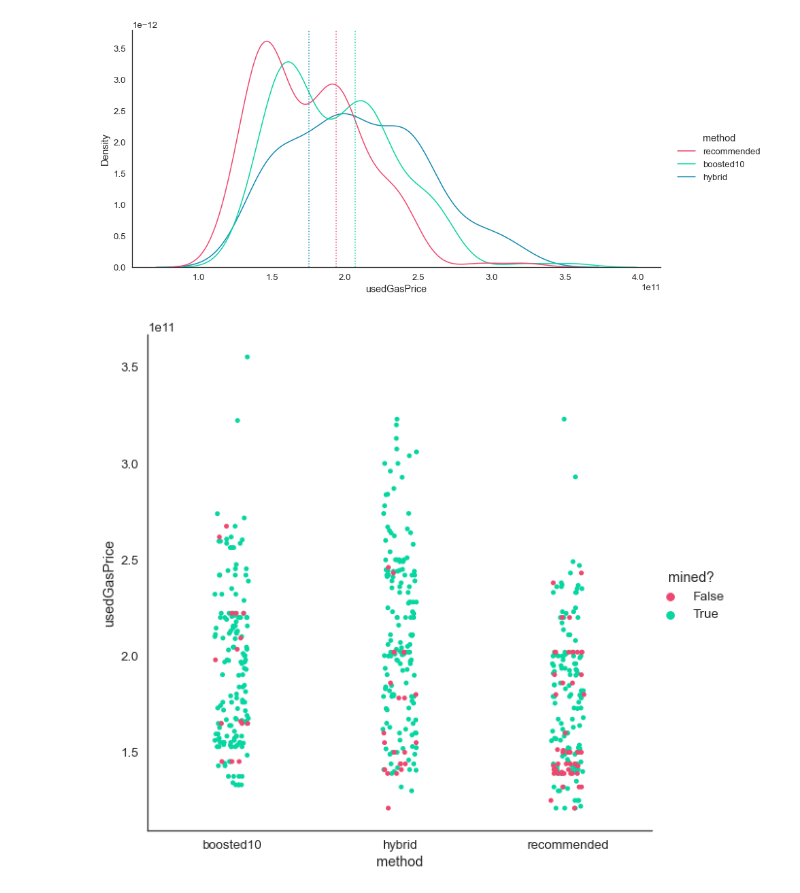
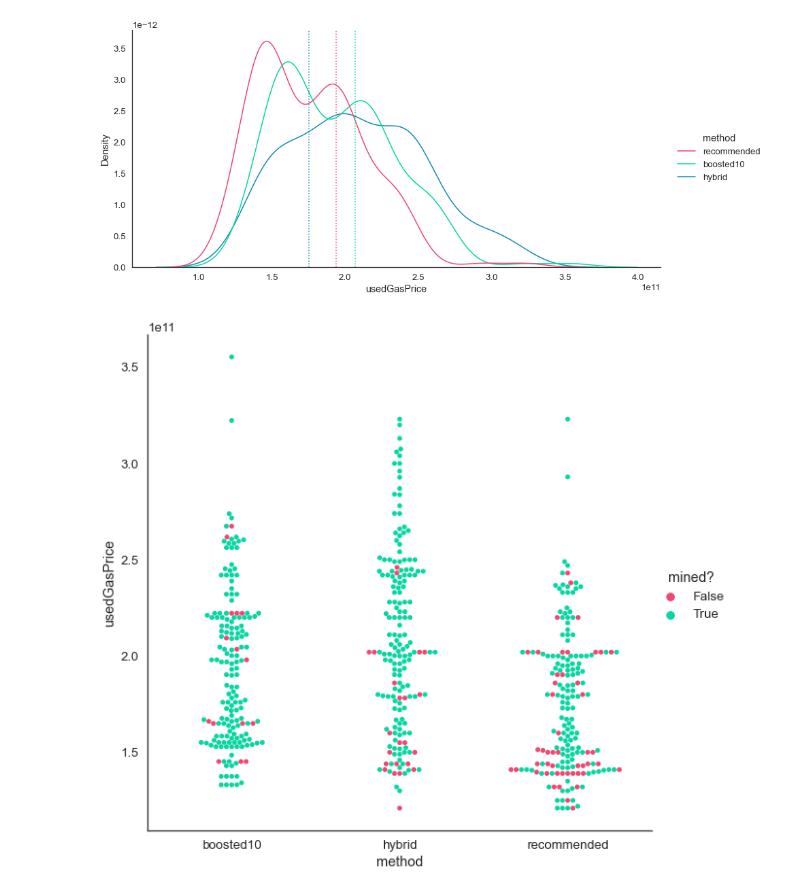
Before and after one commit to sassmilic/historical-gas-prices, a Jupyter notebook: live-testing/notebooks/live test analysis v0.1.ipynb, the cells around one changed output. Drawn from its saved outputs; the diff is of its cells as text; code cells hidden in the pictures.

Commit message:
updated some plots

```diff
--- a/live-testing/notebooks/live test analysis v0.1.ipynb
+++ b/live-testing/notebooks/live test analysis v0.1.ipynb
@@ -411,7 +411,7 @@ for i,m in enumerate(methods):
 # %%
 sns.catplot(
     x="method", y="usedGasPrice", hue='mined?',
-    data=df2, palette=hues, height=8
+    data=df2, palette=hues, height=8, kind='swarm'
 );
 # %% [output]
-[figure, old version]
+[figure, new version]
```
